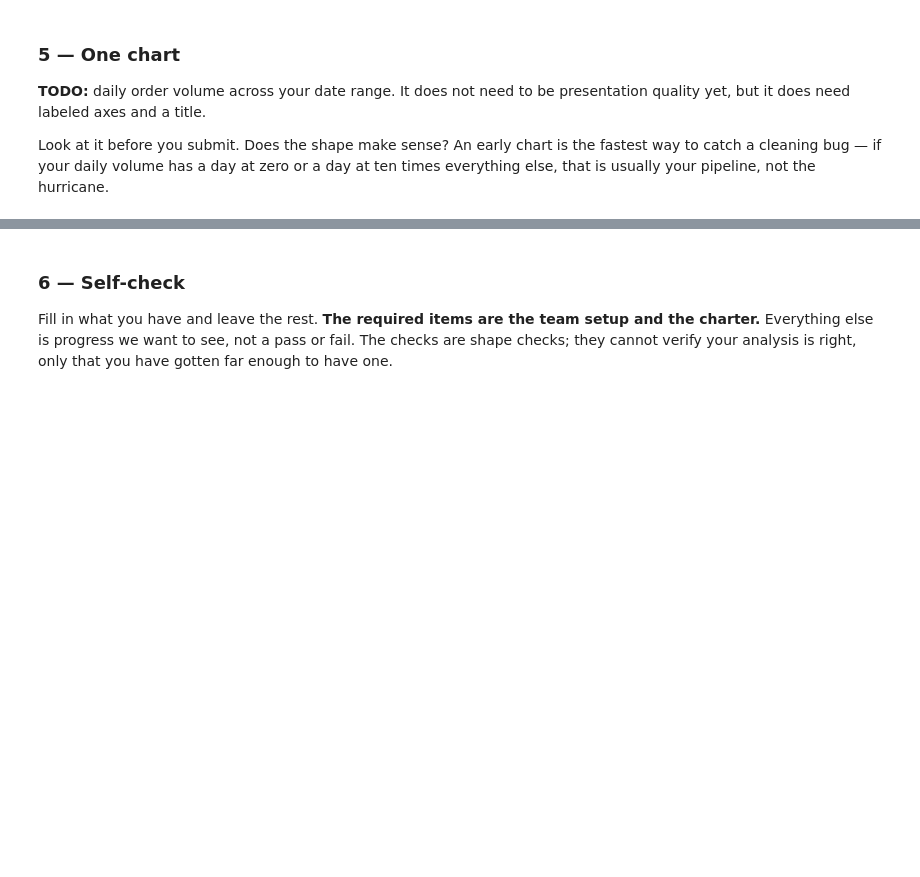
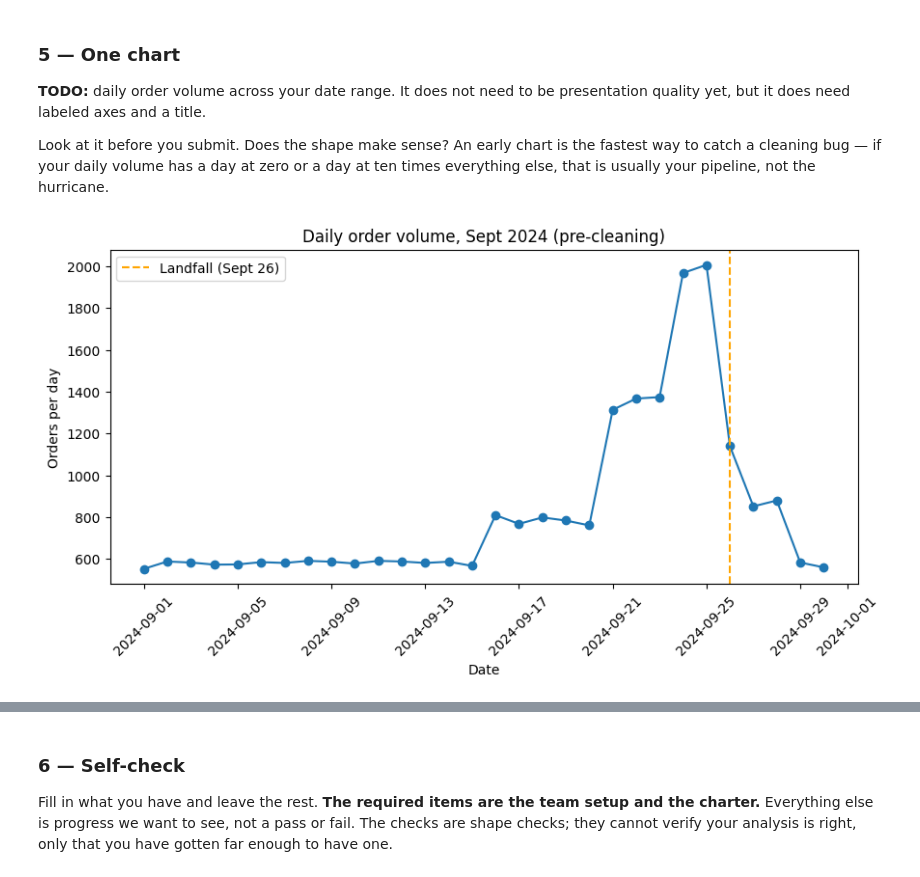
Before and after one commit to elijahschoeniger-cpu/Walmart-Project-1-, a Jupyter notebook: notebooks/2026-10-23 — Midterm Checkpoint — Lab.ipynb, the cells around one changed output, grey strips where cells are left out. Cells and saved outputs as stored; diff of their text form; code cells hidden in the pictures; blank space fills up the shorter version.

Commit message:
Added daily orders chart and updated progress

```diff
--- a/notebooks/2026-10-23 — Midterm Checkpoint — Lab.ipynb
+++ b/notebooks/2026-10-23 — Midterm Checkpoint — Lab.ipynb
@@ -207,0 +209,29 @@ Look at it before you submit. Does the shape make sense? An early chart is the f
+# %%
+import pandas as pd
+import matplotlib.pyplot as plt
+
+# Load the raw data
+tx = pd.read_csv(REPO_PATH + '/data/walmart_transactions.csv')
+
+# Read the timestamps (they come in 3 formats, 'mixed' handles all of them)
+tx['ts'] = pd.to_datetime(tx['timestamp'], format='mixed', errors='coerce')
+
+# Drop rows with no timestamp
+tx = tx.dropna(subset=['ts'])
+
+# Keep just the day, then count unique orders per day
+tx['date'] = tx['ts'].dt.date
+daily = tx.groupby('date')['transaction_id'].nunique()
+
+# Plot
+plt.figure(figsize=(10, 4.5))
+plt.plot(daily.index, daily.values, marker='o')
+plt.axvline(pd.Timestamp('2024-09-26'), color='orange', linestyle='--', label='Landfall (Sept 26)')
+plt.xlabel('Date')
+plt.ylabel('Orders per day')
+plt.title('Daily order volume, Sept 2024 (pre-cleaning)')
+plt.legend()
+plt.xticks(rotation=45)
+plt.show()
+# %% [output]
+[figure, added]
```
Also changed, not shown: parts of 8 cells of this notebook.
